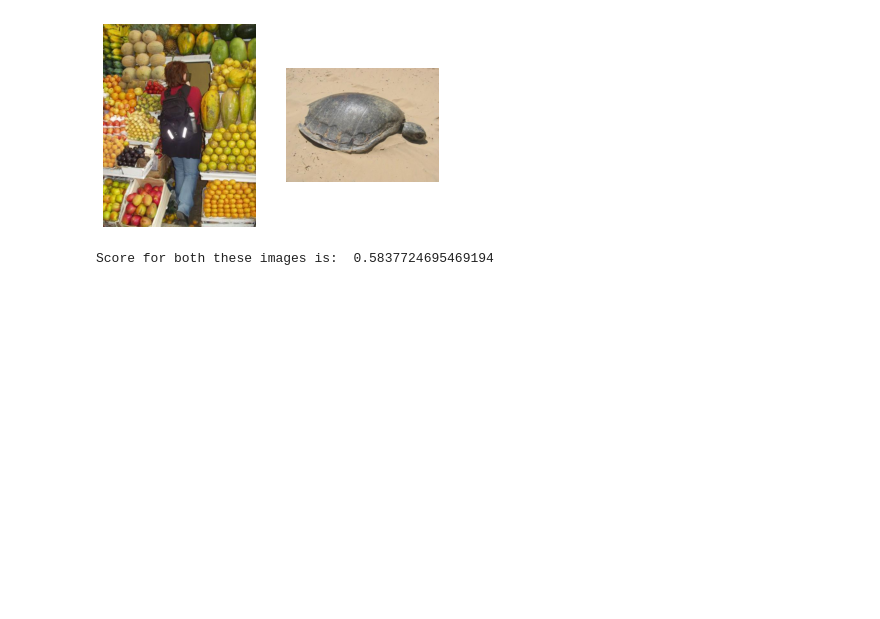
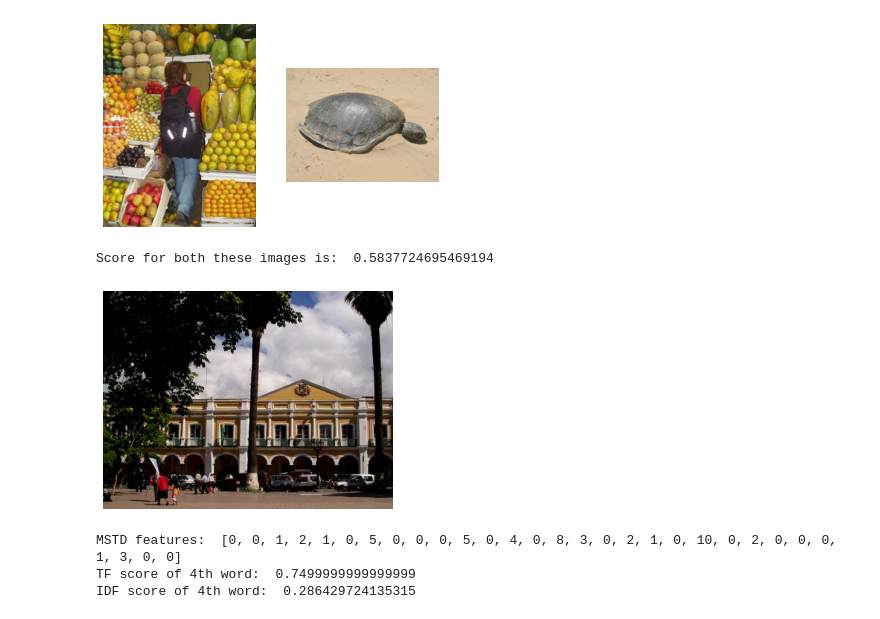
Before and after one commit to sreenya24/SMAI-project-M22, a Jupyter notebook: sift_keyvectors.ipynb, the cells around one changed output. Saved outputs shown, nothing was run; the diff lists cells and outputs as text; code cells hidden in the pictures; blank space fills up the shorter version.

```diff
--- a/sift_keyvectors.ipynb
+++ b/sift_keyvectors.ipynb
@@ -238,3 +241,5 @@ print("Score for both these images is: ", scr)
 # %% [output]
 [figure]
 Score for both these images is:  0.5837724695469194
+# %%
+mstd_vocabulary = read_sift_vectors('./image_words_mstd.txt')
@@ -240,0 +285,35 @@ Score for both these images is:  0.5837724695469194
+# %%
+mstd_vectors_all = []
+
+for i in range(len(os.listdir('./imgs'))):
+    img = cv.imread('./imgs/'+os.listdir('./imgs')[i])
+    mstd_vectors_all.append(getMSTDfeatures(img, mstd_vocabulary))
+
+mstd_vectors_all = np.array(mstd_vectors_all)
+
+# davg = np.mean(np.sum(sift_vectors_all, axis=1))
+# %%
+davg = np.mean(np.sum(mstd_vectors_all, axis=1), axis = 0)
+# %%
+def tf_score_MSTD(word, image, k1, b, davg, vocabulary):
+    feat = getMSTDfeatures(image, vocabulary)
+    tf = k1*feat[word] / (feat[word] + k1 * (1 - b + b * (np.sum(feat) / davg)))
+    return tf
+# %%
+img = cv.imread('./imgs/25.jpg')
+
+feature = getMSTDfeatures(img, mstd_vocabulary)
+plt.imshow(cv.cvtColor(img, cv.COLOR_BGR2RGB))
+plt.axis('off')
+plt.show()
+
+tf_img = tf_score_MSTD(3, img, 1.2, 0.8, davg, mstd_vocabulary)
+idf_img = idf_score(3, './imgs', mstd_vectors_all)
+print('MSTD features: ', feature)
+print('TF score of 4th word: ', tf_img)
+print('IDF score of 4th word: ', idf_img)
+# %% [output]
+[figure, added]
+MSTD features:  [0, 0, 1, 2, 1, 0, 5, 0, 0, 0, 5, 0, 4, 0, 8, 3, 0, 2, 1, 0, 10, 0, 2, 0, 0, 0, 1, 3, 0, 0]
+TF score of 4th word:  0.7499999999999999
+IDF score of 4th word:  0.286429724135315
```
Also changed, not shown: parts of 7 cells of this notebook, 2 other files.
